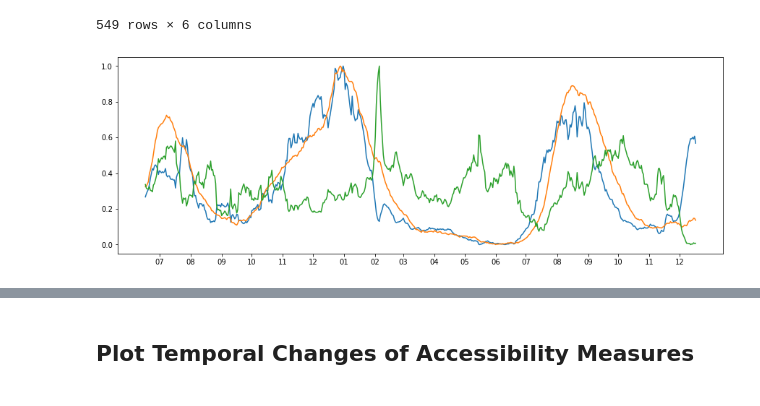
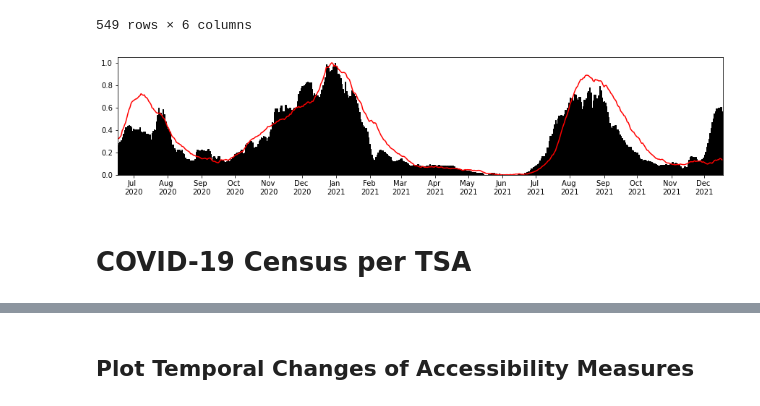
Before and after one commit to cybergis/ST_ICU_Access, a Jupyter notebook: plots.ipynb, the cells around one changed output, grey strips where cells are left out. Cells and saved outputs as stored; diff of their text form; code cells hidden in the pictures.

Commit message:
Made figures for the publication

```diff
--- a/plots.ipynb
+++ b/plots.ipynb
@@ -169,5 +211,6 @@ pop = pop.rename(columns={'B01003_001E': 'pop'})
 pop['pop'] = pop['pop'].astype(int)
 pop = pop.groupby(by='FIPS').sum()
 pop = pop.reset_index()
+pop = pop.merge(tsa, on='FIPS')
 pop
 # %% [output]
@@ -198,5 +241,6 @@ county['case_ratio'] = county['case'] / county['pop'] * 1000
 county['death_ratio'] = county['death'] / county['pop'] * 1000
 county['case_fatality'] = county['death'] / county['case'] * 1000
 county = county.rename(columns={'index':'NAME'})
+county = county.to_crs(epsg=3081)
 county
 # %% [output]
@@ -229,0 +311,12 @@ plt.show()
+# %%
+# Define map classification - power of 10
+map_class = [10**num for num in range(1, 7)]
+print(map_class)
+
+for idx, cls in enumerate(map_class):
+    if idx != 0:
+        temp_count = county.loc[(county['case'] < cls) & (county['case'] > map_class[idx-1])].shape[0]
+        print(cls, temp_count)
+    elif idx == 0:
+        temp_count = county.loc[(county['case'] < cls) & (county['case'] > 0)].shape[0]
+        print(cls, temp_count)
@@ -237,5 +382,5 @@ for idx, val in focus_date_dict.items():
     ave_death[idx] = daily_death[val].mean(axis=1)
     ave_case[idx] = covid_case[val].mean(axis=1)
 
-ave_case
-ave_death
+ave_case = ave_case.reset_index()
+ave_death = ave_death.reset_index()
@@ -313,14 +426,25 @@ trend
 | 12/31/2021 | 11166.250000 | 63.500000 | 5.686779 | 0.567786 | 0.136228 | 0.007492 |
 549 rows × 6 columns
 # %%
-fig, ax = plt.subplots(figsize=(15, 5))
+period = ['07/15/2020', '08/15/2020', '09/15/2020', '10/15/2020', '11/15/2020', '12/15/2020',
+          '01/15/2021', '02/15/2021', '03/15/2021', '04/15/2021', '05/15/2021', '06/15/2021',
+          '07/15/2021', '08/15/2021', '09/15/2021', '10/15/2021', '11/15/2021', '12/15/2021'
+         ]
 
-ax.plot(trend['case_norm'])
-ax.plot(trend['death_norm'])
-ax.plot(trend['ratio_norm'])
+fig, ax = plt.subplots(figsize=(15, 3))
 
-ax.set_xticks([date for date in focus_date if date[3:5] == '15']) # The locations that ticks will be displayed.
-ax.set_xticklabels([date[0:2] for date in focus_date if date[3:5] == '15'])
+# ax.plot(trend['case_norm'], color='black')
+ax.bar(trend.index, trend['case_norm'], width=1.0, facecolor='black', edgecolor='black')
+ax.plot(trend['death_norm'], color='red')
+ax.set_xlim(0, len(focus_date))
+# ax.plot(trend['ratio_norm'])
+
+# ax.set_xticks([date for date in focus_date if date[3:5] == '15']) # The locations that ticks will be displayed.
+ax.set_xticks([focus_date.index(val) for val in period])
+ax.set_xticklabels([datetime.datetime.strptime(val, '%m/%d/%Y').strftime('%b \n%Y') for val in period]
+)
 plt.show()
 # %% [output]
-[figure, old version]
+[figure, new version]
+# %% [markdown]
+# COVID-19 Census per TSA
```
Also changed, not shown: parts of 43 cells of this notebook, 2 other files.
